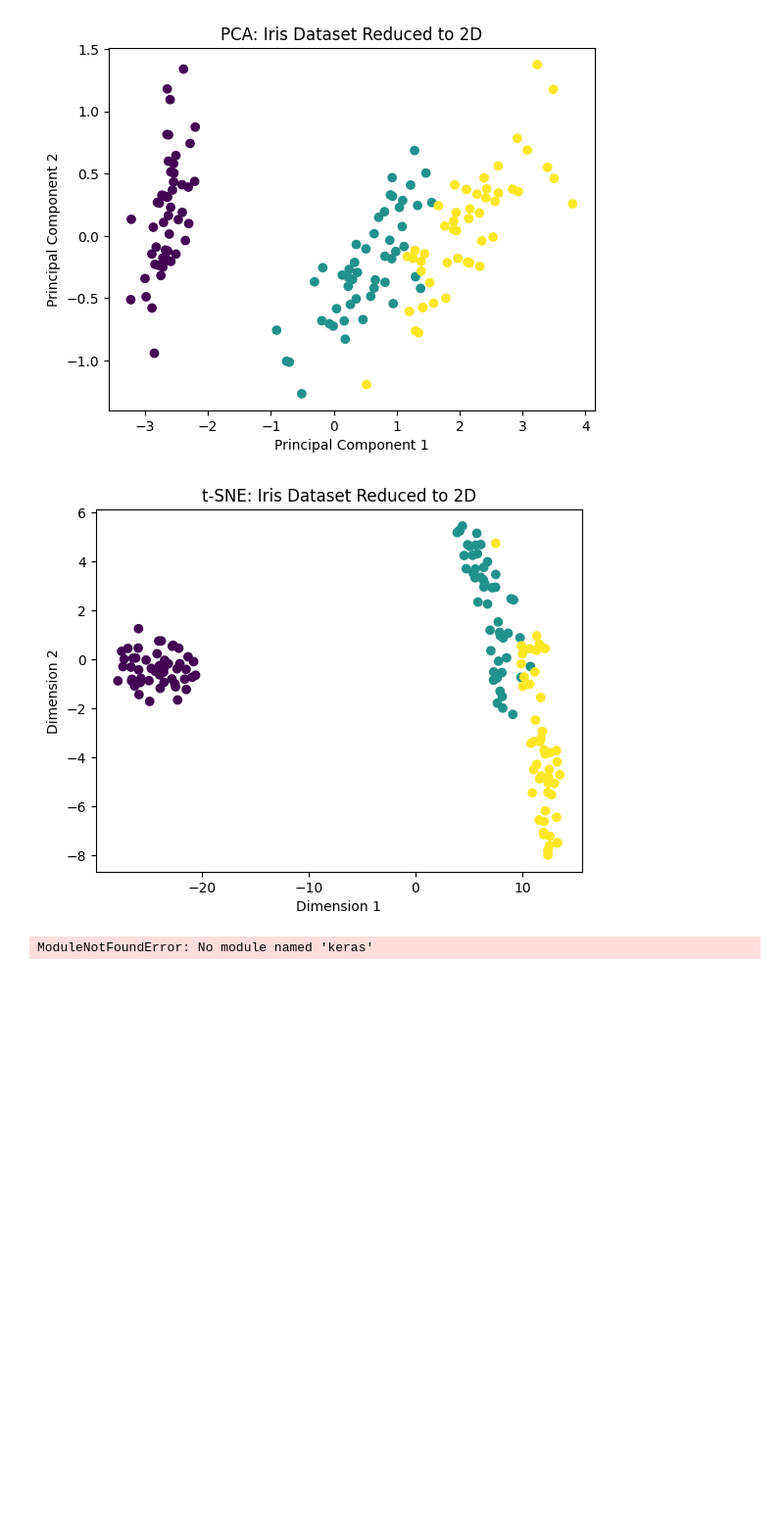
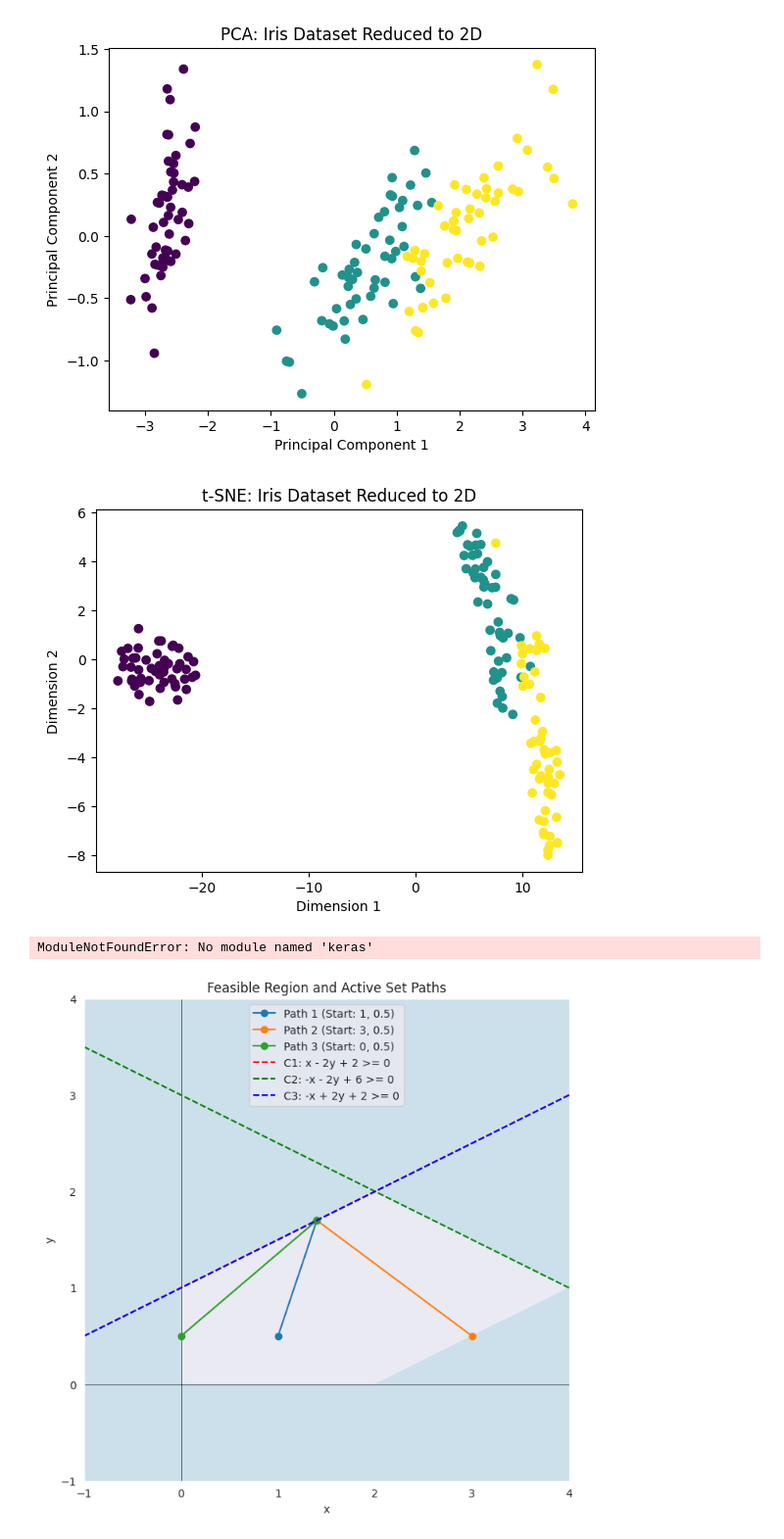
Before and after one commit to ahonongobi/Data_Structure_and_algo, a Jupyter notebook: brouillons.ipynb, the cells around one changed output. Shown at 98% size. Cells and saved outputs as stored; diff of their text form; code cells hidden in the pictures; blank space fills up the shorter version.

```diff
--- a/brouillons.ipynb
+++ b/brouillons.ipynb
@@ -1226,3 +1226,88 @@ accuracy = model.evaluate(X_test, y_test)
 print(f'Accuracy: {accuracy[1]:.2f}')
 # %% [output]
 ModuleNotFoundError: No module named 'keras'
+# %%
+import numpy as np
+import matplotlib.pyplot as plt
+from scipy.optimize import minimize
+
+# Define the objective function
+def objective(vars):
+    x, y = vars
+    return (x - 1)**2 + (y - 2.5)**2
+
+# Constraints in the form g(x, y) >= 0
+def constraint1(vars):
+    x, y = vars
+    return x - 2*y + 2
+
+def constraint2(vars):
+    x, y = vars
+    return -x - 2*y + 6
+
+def constraint3(vars):
+    x, y = vars
+    return -x + 2*y + 2
+
+def constraint4(vars):
+    x, y = vars
+    return x  # x >= 0
+
+def constraint5(vars):
+    x, y = vars
+    return y  # y >= 0
+
+# Combine constraints
+constraints = [
+    {'type': 'ineq', 'fun': constraint1},
+    {'type': 'ineq', 'fun': constraint2},
+    {'type': 'ineq', 'fun': constraint3},
+    {'type': 'ineq', 'fun': constraint4},
+    {'type': 'ineq', 'fun': constraint5}
+]
+
+# Feasible region bounds
+x = np.linspace(-1, 4, 400)
+y = np.linspace(-1, 4, 400)
+X, Y = np.meshgrid(x, y)
+
+# Constraint equations
+C1 = X - 2*Y + 2
+C2 = -X - 2*Y + 6
+C3 = -X + 2*Y + 2
+C4 = X
+C5 = Y
+
+# Plot the feasible region
+plt.figure(figsize=(8, 8))
+plt.contourf(X, Y, np.minimum.reduce([C1, C2, C3, C4, C5]), levels=[-10, 0], colors=["lightblue"], alpha=0.5)
+plt.title("Feasible Region and Active Set Paths")
+plt.xlabel("x")
+plt.ylabel("y")
+plt.axhline(0, color="black", linewidth=0.5)
+plt.axvline(0, color="black", linewidth=0.5)
+
+# Starting points
+starting_points = [(1, 0.5), (3, 0.5), (0, 0.5)]
+paths = []
+
+for i, (x0, y0) in enumerate(starting_points):
+    # Solve the optimization problem
+    result = minimize(objective, x0=(x0, y0), constraints=constraints, method="SLSQP")
+    paths.append(result.x)
+    # Plot path
+    plt.plot([x0, result.x[0]], [y0, result.x[1]], label=f"Path {i+1} (Start: {x0}, {y0})", marker='o')
+
+# Plot constraints for clarity
+plt.plot(x, (x+2)/2, label="C1: x - 2y + 2 >= 0", linestyle="--", color="red")
+plt.plot(x, (6-x)/2, label="C2: -x - 2y + 6 >= 0", linestyle="--", color="green")
+plt.plot(x, (x+2)/2, label="C3: -x + 2y + 2 >= 0", linestyle="--", color="blue")
+
+plt.legend()
+plt.grid()
+plt.show()
+
+# Print paths for clarity
+paths
+# %% [output]
+[figure, added]
```
Also changed, not shown: parts of 1 cell of this notebook, 1 other file.
